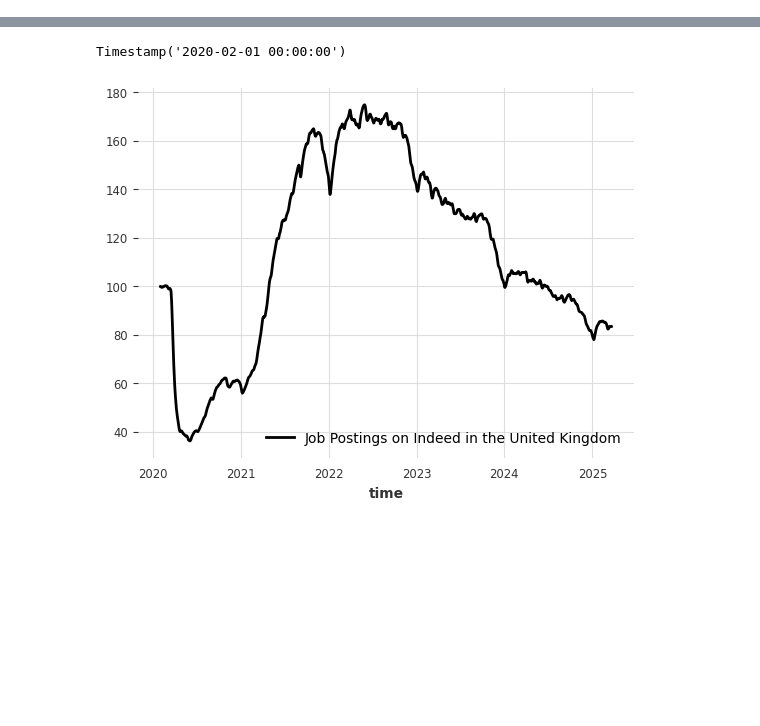
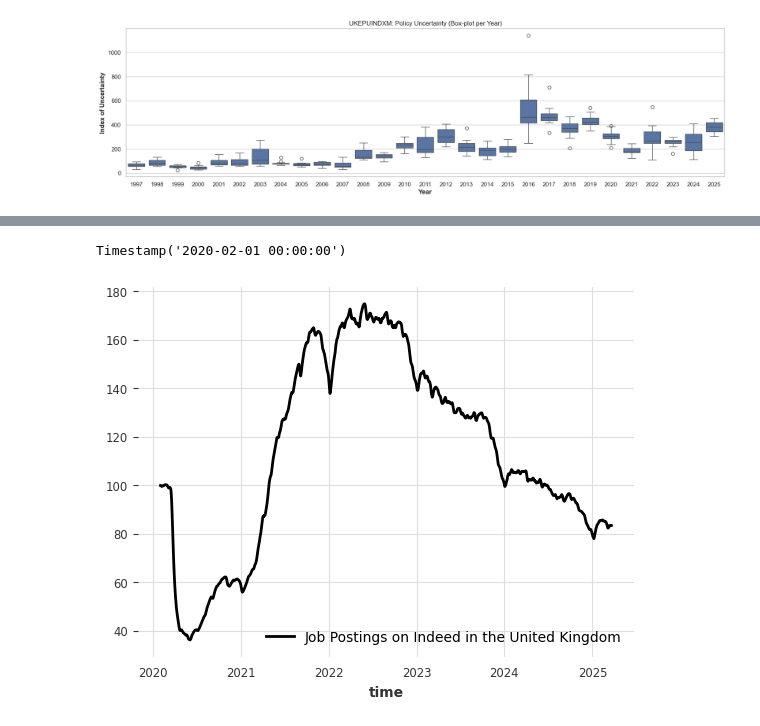
Before and after one commit to GothamAnalytics-7/ASTP, a Jupyter notebook: notebooks/ASTP_Parte1_EDA.ipynb, the cells around one changed output, grey strips where cells are left out. Saved outputs shown, nothing was run; the diff lists cells and outputs as text; code cells hidden in the pictures; blank space fills up the shorter version.

```diff
--- a/notebooks/ASTP_Parte1_EDA.ipynb
+++ b/notebooks/ASTP_Parte1_EDA.ipynb
@@ -74,0 +295,7 @@ data_ts = [TimeSeries.from_series(series) for series in data]
+# %%
+sns.set(rc={'figure.figsize':(20,5)})
+sns.set(style="whitegrid")
+box_plot = sns.boxplot(x=df.index.year, y=df.columns.values[0], data=df);
+box_plot.set(xlabel='Year', ylabel='Index of Uncertainty', title='UKEPUINDXM: Policy Uncertainty (Box-plot per Year)');
+# %% [output]
+[figure, added]
```
Also changed, not shown: parts of 34 cells of this notebook, 3 other files.
